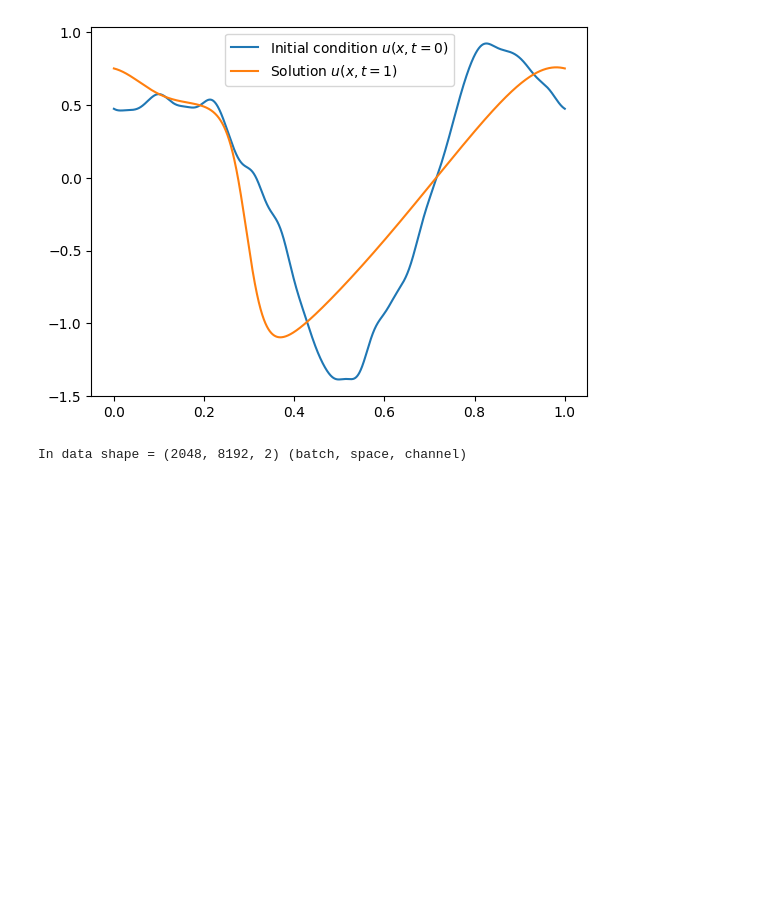
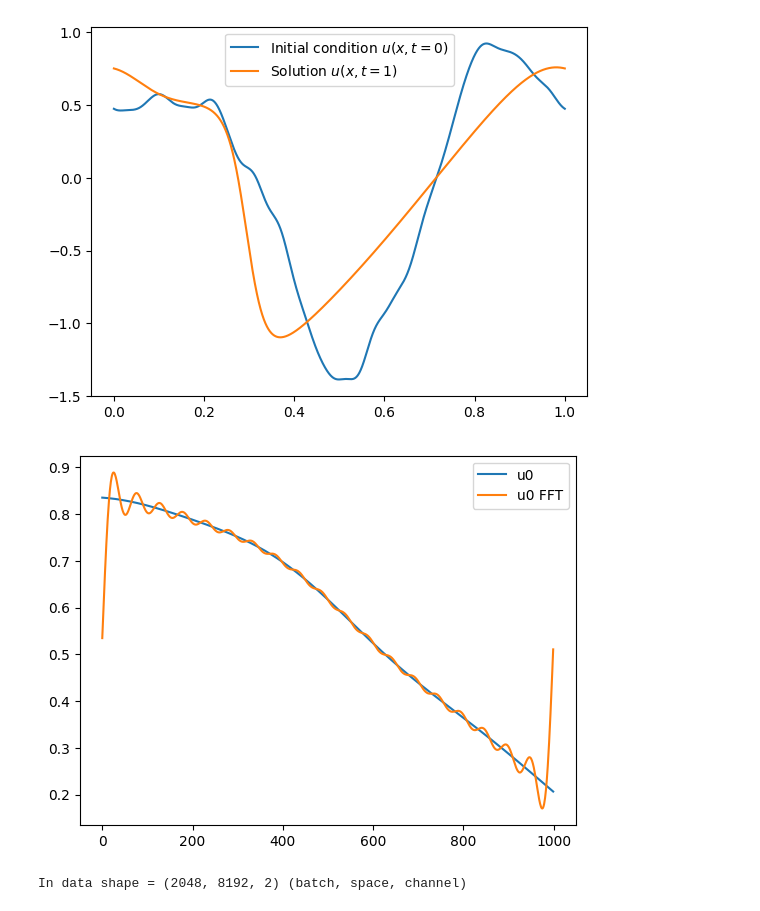
Before and after one commit to CPShub/LecturePhysicsAwareML, a Jupyter notebook: operator_learning/notebooks/1d_fno.ipynb, the cells around one changed output. Saved outputs shown, nothing was run; the diff lists cells and outputs as text; code cells hidden in the pictures; blank space fills up the shorter version.

```diff
--- a/operator_learning/notebooks/1d_fno.ipynb
+++ b/operator_learning/notebooks/1d_fno.ipynb
@@ -73,15 +86,17 @@ plt.show()
 # %% [output]
 [figure]
 # %%
-# u = u0[0, :1000]
+u = u0[0, :1000]
 # u = jnp.pad(u, (u.size // 2, u.size // 2), mode="symmetric")
-# u_fft = jnp.fft.rfft(u)
-# u_ = jnp.fft.irfft(u_fft[:20], n=u.shape[-1])
+u_fft = jnp.fft.rfft(u)
+u_ = jnp.fft.irfft(u_fft[:20], n=u.shape[-1])
 
-# plt.plot(u.real, label="u0")
-# plt.plot(u_.real, label="u0 FFT")
-# plt.legend()
-# plt.show()
+plt.plot(u.real, label="u0")
+plt.plot(u_.real, label="u0 FFT")
+plt.legend()
+plt.show()
+# %% [output]
+[figure, added]
 # %%
 class LiftingLayer1D(eqx.Module):
     mlp: MLP
```
Also changed, not shown: parts of 10 cells of this notebook.
